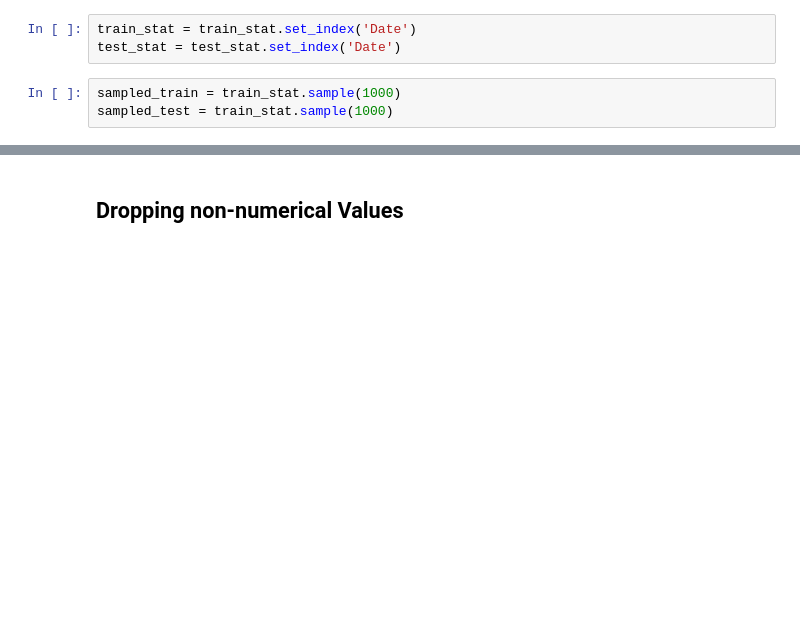
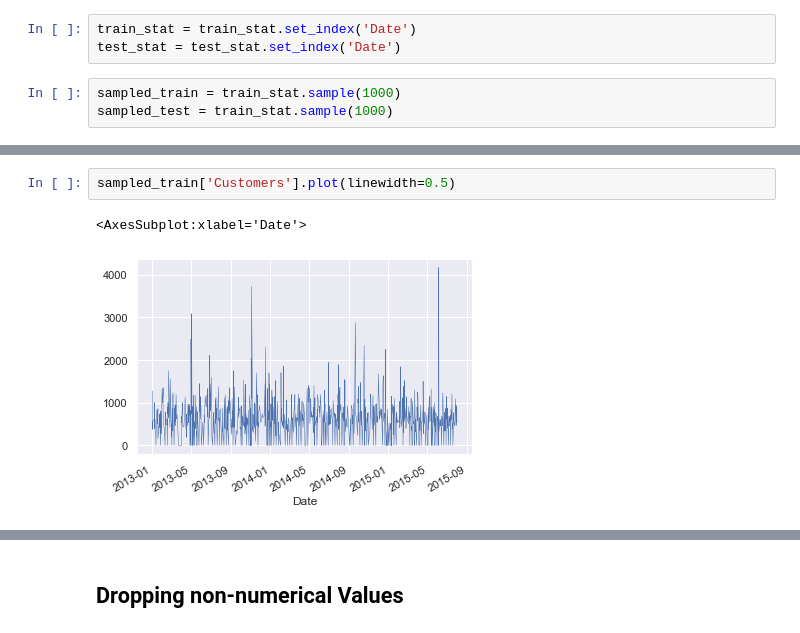
Before and after one commit to SamDewriter/PharmaceuticalSales-Prediction, a Jupyter notebook: Week_3.ipynb, the cells around one changed output, grey strips where cells are left out. Saved outputs shown, nothing was run; the diff lists cells and outputs as text; blank space fills up the shorter version.

```diff
--- a/Week_3.ipynb
+++ b/Week_3.ipynb
@@ -1106,3 +1107,8 @@ sampled_train['Sales'].plot(linewidth=0.5);
+# %%
+sampled_train['Customers'].plot(linewidth=0.5)
+# %% [output]
+<AxesSubplot:xlabel='Date'>
+[figure, added]
 # %%
 sampled_train['Sales'].hist()
 plt.show()
```
Also changed, not shown: parts of 40 cells of this notebook.
